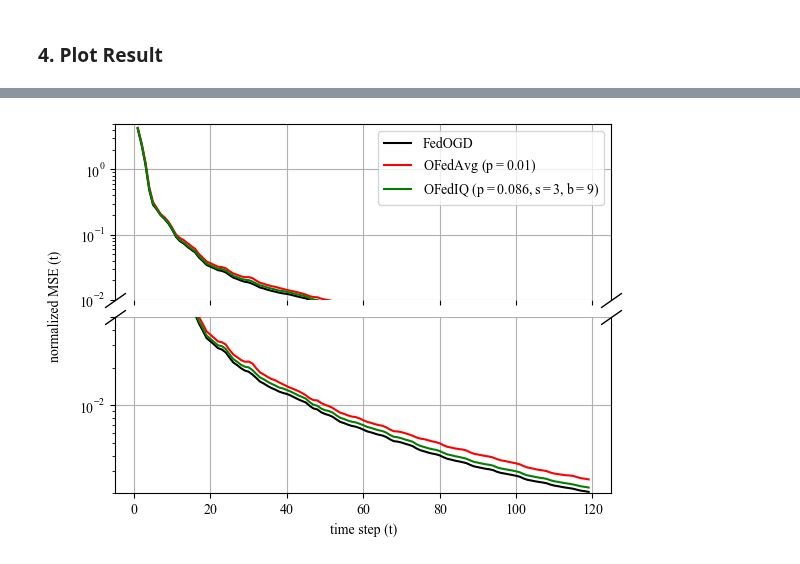
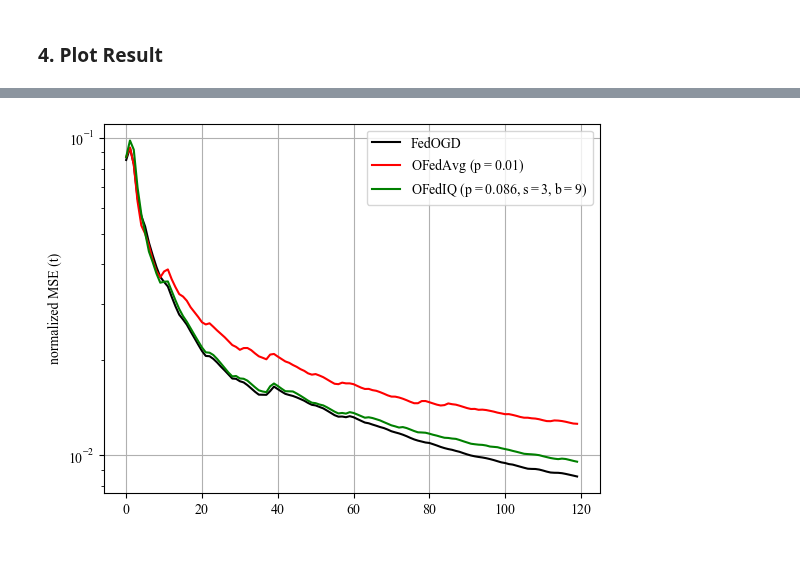
Before and after one commit to IISL-HYU/RegretAnalysis_OFL, a Jupyter notebook: time_series_Experiment.ipynb, the cells around one changed output, grey strips where cells are left out. Drawn from its saved outputs; the diff is of its cells as text; code cells hidden in the pictures.

```diff
--- a/time_series_Experiment.ipynb
+++ b/time_series_Experiment.ipynb
@@ -136,74 +130,82 @@ with open(f"./result/{task}_OFedAvg_{code}.pkl", "rb") as f:
     r2 = pickle.load(f)
 # with open(f"./result/{task}_FedOMD_{code}.pkl", "rb") as f:
 #     r3 = pickle.load(f)
 with open(f"./result/{task}_OFedIQ_{code}.pkl", "rb") as f:
     r4 = pickle.load(f)
 
-for i in range(len(r1)):
-    div = 0
-    for j in range(i):
-        div += train2[j]
-    r1[i] = r1[i] / div
-    r2[i] = r2[i] / div
-    r4[i] = r4[i] / div
+# for i in range(len(r1)):
+#     div = 0
+#     for j in range(i):
+#         div += train2[j]
+#     r1[i] = r1[i] / div
+#     r2[i] = r2[i] / div
+#     r4[i] = r4[i] / div
 
 l1 = list(range(len(r1)))
 l2 = list(range(len(r2)))
 # l3 = list(range(len(r3)))
 l4 = list(range(len(r4)))
 
-fig, (ax1, ax2) = plt.subplots(2, 1, sharex=True)
-d = 0.7
-kwargs = dict(marker=[(-1, -d), (1, d)], markersize=15, linestyle="none", color='k', clip_on=False)
-ax1.plot([0, 1], [0, 0], transform=ax1.transAxes, **kwargs)
-ax2.plot([0, 1], [1, 1], transform=ax2.transAxes, **kwargs)
-fig.subplots_adjust(hspace=0.1)
+# subplot
+# fig, (ax1, ax2) = plt.subplots(2, 1, sharex=True)
+# d = 0.7
+# kwargs = dict(marker=[(-1, -d), (1, d)], markersize=15, linestyle="none", color='k', clip_on=False)
+# ax1.plot([0, 1], [0, 0], transform=ax1.transAxes, **kwargs)
+# ax2.plot([0, 1], [1, 1], transform=ax2.transAxes, **kwargs)
+# fig.subplots_adjust(hspace=0.15)
 
-ax1.set_yscale("log")
-ax2.set_yscale("log")
+# ax1.set_yscale("log")
+# ax2.set_yscale("log")
 
-ax1.set_ylim(0.01, 5)
-ax2.set_ylim(0.002, 0.01)
+# ax1.set_ylim(1, 100)
+# ax2.set_ylim(0.0015, 0.012)
 
-ax1.set_yticks([0.01, 0.1, 1])
-ax2.set_yticks([0.005, 0.01])
+# # ax1.set_yticks([0.02, 0.1, 1])
+# # ax2.set_yticks([0.01, 0.02])
 
-ax1.set_ylabel("")
-ax2.set_ylabel("")
+# ax1.set_ylabel("")
+# ax2.set_ylabel("")
 
-ax1.spines['bottom'].set_visible(False)
-ax2.spines['top'].set_visible(False)
+# ax1.spines['bottom'].set_visible(False)
+# ax2.spines['top'].set_visible(False)
 
-fig.text(0.02, 0.50, "normalized MSE (t)", va='center', rotation = 'vertical', fontsize = 10)
+# fig.text(0.02, 0.50, "normalized MSE (t)", va='center', rotation = 'vertical', fontsize = 10)
 
 
-ax1.plot(l1, r1, 'black', label=r'FedOGD')
-ax1.plot(l2, r2, 'red', label=r'OFedAvg ($\mathdefault{p=0.01}$)')
-#ax.plot(l3, r3, 'blue', label=r'FedOMD ($\mathdefault{L=10}$)')
-ax1.plot(l4, r4, 'green', label=r'OFedIQ ($\mathdefault{p=0.086, s=3, b=9}$)')
+# ax1.plot(l1, r1, 'black', label=r'FedOGD')
+# ax1.plot(l2, r2, 'red', label=r'OFedAvg ($\mathdefault{p=0.01}$)')
+# #ax.plot(l3, r3, 'blue', label=r'FedOMD ($\mathdefault{L=10}$)')
+# ax1.plot(l4, r4, 'green', label=r'OFedIQ ($\mathdefault{p=0.086, s=3, b=9}$)')
 
-ax2.plot(l1, r1, 'black')
-ax2.plot(l2, r2, 'red')
+# ax2.plot(l1, r1, 'black')
+# ax2.plot(l2, r2, 'red')
+# #plt.plot(l3, r3, 'blue', label=r'FedOMD ($\mathdefault{L=10}$)')
+# ax2.plot(l4, r4, 'green')
+# ax2.set_xlabel('time step (t)')
+# ax1.grid()
+# ax2.grid()
+# ax1.legend()
+#ax2.legend()
+
+#Normal
+plt.plot(l1, r1, 'black', label=r'FedOGD')
+plt.plot(l2, r2, 'red', label=r'OFedAvg ($\mathdefault{p=0.01}$)')
 #plt.plot(l3, r3, 'blue', label=r'FedOMD ($\mathdefault{L=10}$)')
-ax2.plot(l4, r4, 'green')
+plt.plot(l4, r4, 'green', label=r'OFedIQ ($\mathdefault{p=0.086, s=3, b=9}$)')
 
-ax2.set_xlabel('time step (t)')
-
-# if task == 'clf':
-#     plt.ylabel('Accuracy (t)')
-# elif task == 'reg' or task == 'time':
-#     plt.ylabel('normalized MSE (t)')
-#     plt.yscale("log")
+if task == 'clf':
+    plt.ylabel('Accuracy (t)')
+elif task == 'reg' or task == 'time':
+    plt.ylabel('normalized MSE (t)')
+    plt.yscale("log")
 
 plt.rcParams["font.family"] = "Times New Roman"
 
-ax1.grid()
-ax2.grid()
-ax1.legend()
-#ax2.legend()
+plt.grid()
+plt.legend()
 
 plt.savefig(f'./Figures/{task}_{code}.png', dpi=200, facecolor="white")
 plt.show()
 # %% [output]
-[figure, old version]
+[figure, new version]
 # %%
```
Also changed, not shown: parts of 5 cells of this notebook, 14 other files.
